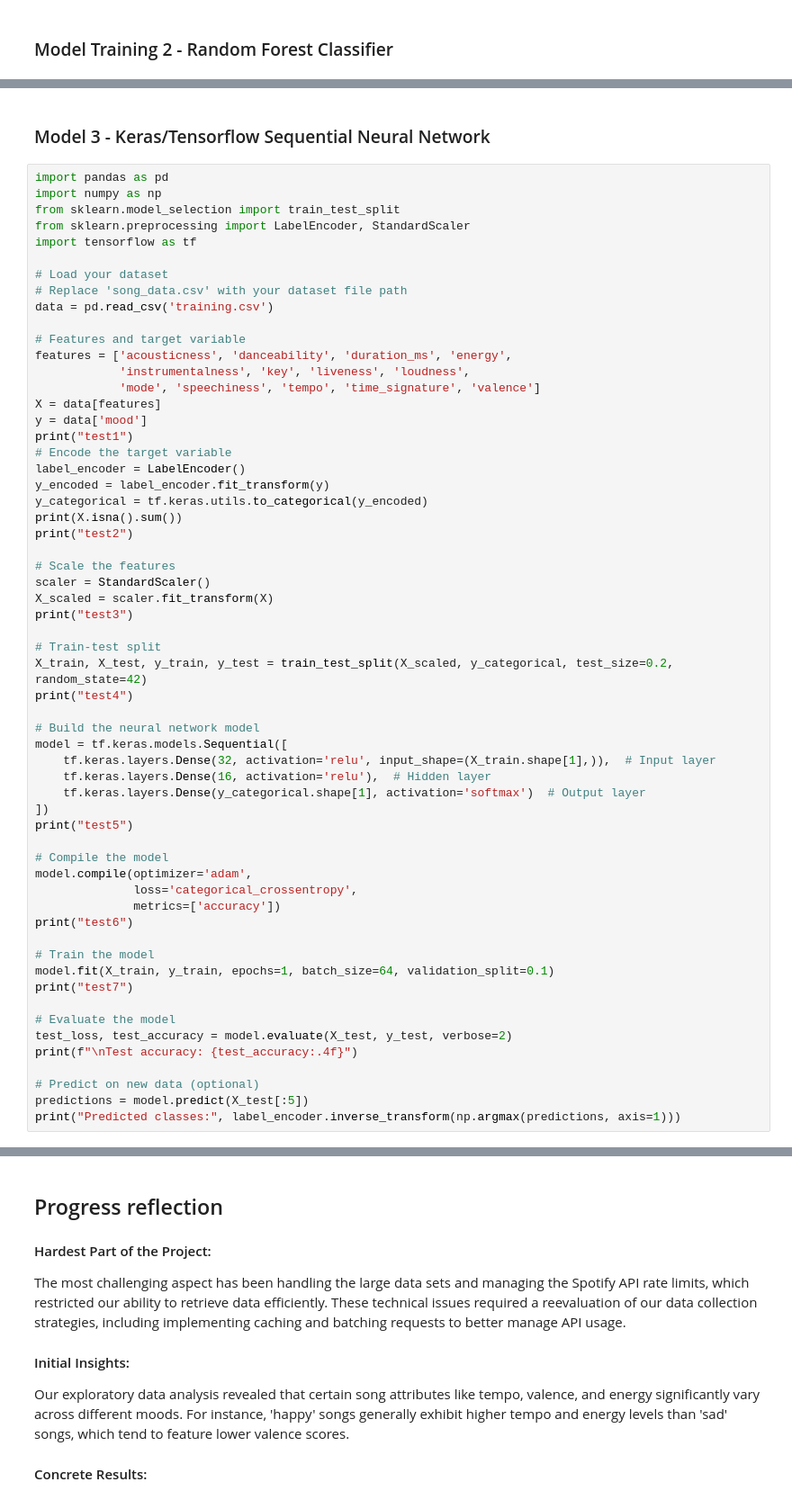
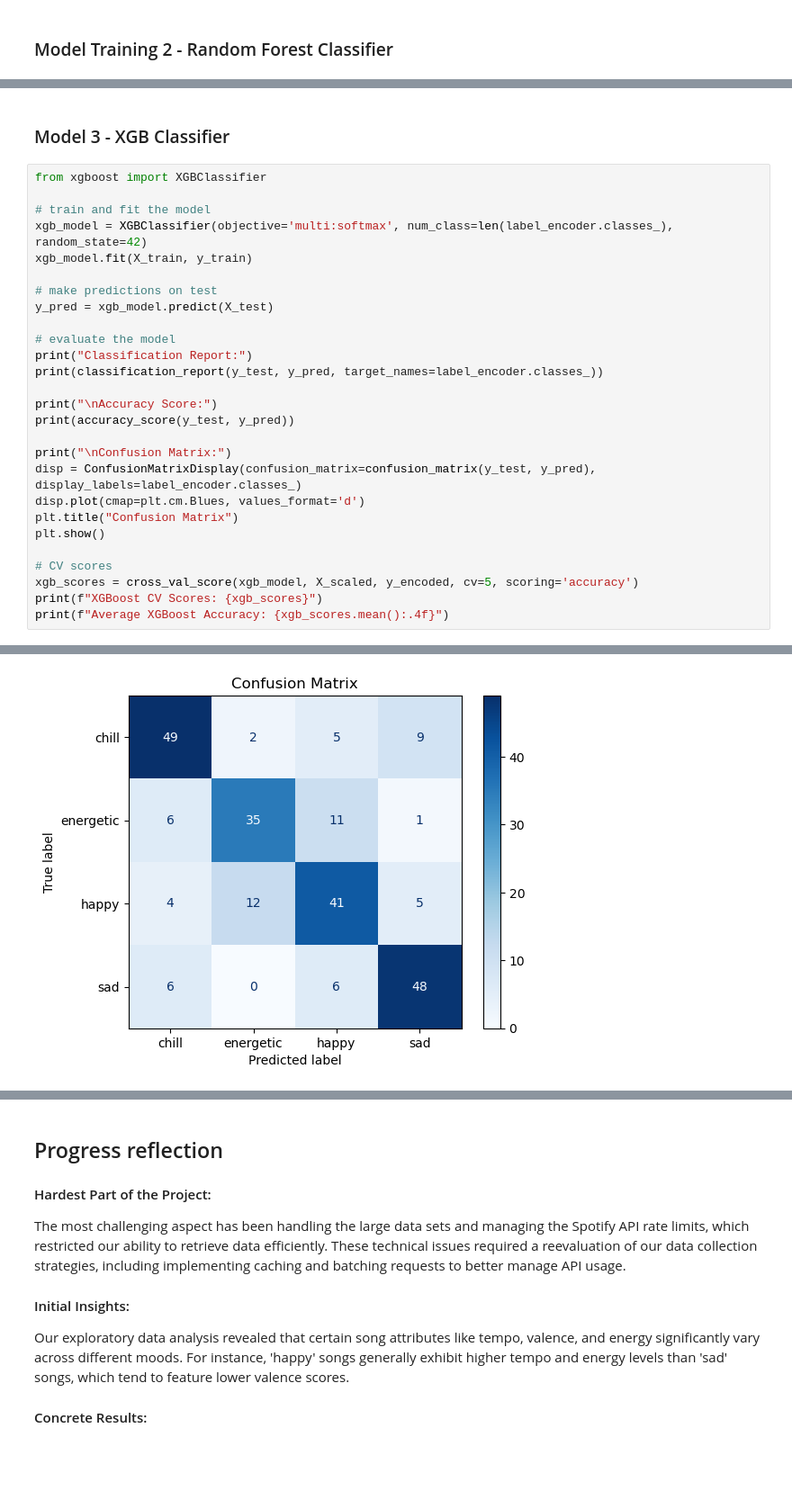
Before and after one commit to cs418-fa24/project-check-in-team-11, a Jupyter notebook: final_project.ipynb, the cells around one changed output, grey strips where cells are left out. Shown at 90% size. Drawn from its saved outputs; the diff is of its cells as text; blank space fills up the shorter version.

Commit message:
final changes for the 3 models ML portion

```diff
--- a/final_project.ipynb
+++ b/final_project.ipynb
@@ -731,62 +643,30 @@ Energetic 36.940298507462686
 # %% [markdown]
-### Model 3 - Keras/Tensorflow Sequential Neural Network
+### Model 3 - XGB Classifier
 # %%
-import pandas as pd
-import numpy as np
-from sklearn.model_selection import train_test_split
-from sklearn.preprocessing import LabelEncoder, StandardScaler
-import tensorflow as tf
+from xgboost import XGBClassifier
 
-# Load your dataset
-# Replace 'song_data.csv' with your dataset file path
-data = pd.read_csv('training.csv')
+# train and fit the model
+xgb_model = XGBClassifier(objective='multi:softmax', num_class=len(label_encoder.classes_), random_state=42)
+xgb_model.fit(X_train, y_train)
 
-# Features and target variable
-features = ['acousticness', 'danceability', 'duration_ms', 'energy',
-            'instrumentalness', 'key', 'liveness', 'loudness',
-            'mode', 'speechiness', 'tempo', 'time_signature', 'valence']
-X = data[features]
-y = data['mood']
-print("test1")
-# Encode the target variable
-label_encoder = LabelEncoder()
-y_encoded = label_encoder.fit_transform(y)
-y_categorical = tf.keras.utils.to_categorical(y_encoded)
-print(X.isna().sum())
-print("test2")
+# make predictions on test
+y_pred = xgb_model.predict(X_test)
 
-# Scale the features
-scaler = StandardScaler()
-X_scaled = scaler.fit_transform(X)
-print("test3")
+# evaluate the model
+print("Classification Report:")
+print(classification_report(y_test, y_pred, target_names=label_encoder.classes_))
 
-# Train-test split
-X_train, X_test, y_train, y_test = train_test_split(X_scaled, y_categorical, test_size=0.2, random_state=42)
-print("test4")
+print("\nAccuracy Score:")
+print(accuracy_score(y_test, y_pred))
 
-# Build the neural network model
-model = tf.keras.models.Sequential([
-    tf.keras.layers.Dense(32, activation='relu', input_shape=(X_train.shape[1],)),  # Input layer
-    tf.keras.layers.Dense(16, activation='relu'),  # Hidden layer
-    tf.keras.layers.Dense(y_categorical.shape[1], activation='softmax')  # Output layer
-])
-print("test5")
+print("\nConfusion Matrix:")
+disp = ConfusionMatrixDisplay(confusion_matrix=confusion_matrix(y_test, y_pred), display_labels=label_encoder.classes_)
+disp.plot(cmap=plt.cm.Blues, values_format='d')
+plt.title("Confusion Matrix")
+plt.show()
 
-# Compile the model
-model.compile(optimizer='adam',
-              loss='categorical_crossentropy',
-              metrics=['accuracy'])
-print("test6")
-
-# Train the model
-model.fit(X_train, y_train, epochs=1, batch_size=64, validation_split=0.1)
-print("test7")
-
-# Evaluate the model
-test_loss, test_accuracy = model.evaluate(X_test, y_test, verbose=2)
-print(f"\nTest accuracy: {test_accuracy:.4f}")
-
-# Predict on new data (optional)
-predictions = model.predict(X_test[:5])
-print("Predicted classes:", label_encoder.inverse_transform(np.argmax(predictions, axis=1)))
+# CV scores
+xgb_scores = cross_val_score(xgb_model, X_scaled, y_encoded, cv=5, scoring='accuracy')
+print(f"XGBoost CV Scores: {xgb_scores}")
+print(f"Average XGBoost Accuracy: {xgb_scores.mean():.4f}")
 # %% [output]
@@ -794,0 +690 @@ To enable the following instructions: SSE4.1 SSE4.2, in other operations, rebuil
+[figure, added]
```
Also changed, not shown: parts of 7 cells of this notebook.
